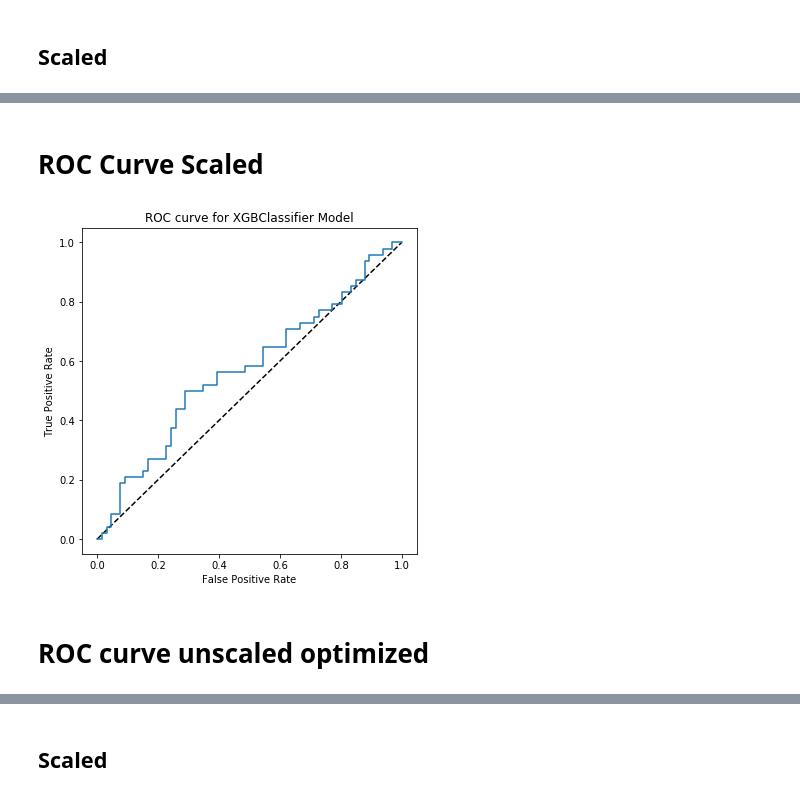
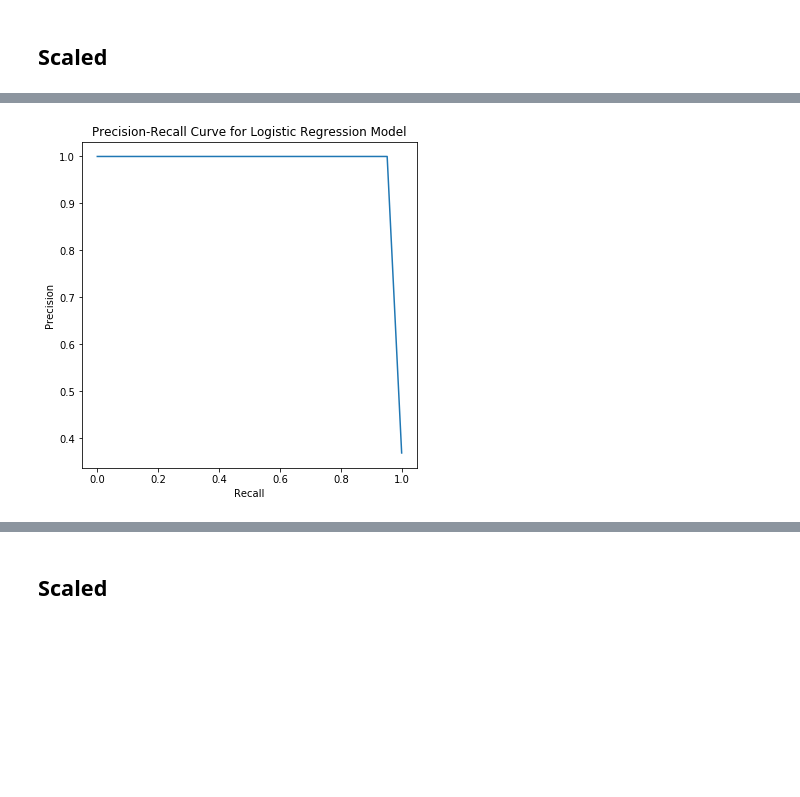
Before and after one commit to rhkhoo/Breast_Cancer_Diagnosis, a Jupyter notebook: XGB_Breast_Cancer.ipynb, the cells around one changed output, grey strips where cells are left out. Drawn from its saved outputs; the diff is of its cells as text; code cells hidden in the pictures; blank space fills up the shorter version.

Commit message:
Updated metrics to include precision-recall score

```diff
--- a/XGB_Breast_Cancer.ipynb
+++ b/XGB_Breast_Cancer.ipynb
@@ -275,10 +283,10 @@ model_xgb_op = XGBClassifier(learning_rate = 0.1,
                           n_estimators = 100,
                           subsample = 0.9)
 model_xgb_op.fit(X_train_op, y_train)
-y_pred_xgb = model_xgb_op.predict(X_test_op)
+y_pred_xgb_op = model_xgb_op.predict(X_test_op)
 
 confusion_df = pd.DataFrame(
-    confusion_matrix(y_test, y_pred_xgb),
+    confusion_matrix(y_test, y_pred_xgb_op),
     index=["Actually Ben.", "Actually Mal.",],
     columns=["Predicted Ben.", "Predicted Mal.",],
 )
@@ -287,6 +295,6 @@ confusion_df = pd.DataFrame(
 print('Training Score: {}'.format(model_xgb_op.score(X_train_op, y_train)))
 print('Test Score: {}'.format(model_xgb_op.score(X_test_op, y_test)))
 
-print(classification_report(y_test, y_pred_xgb))
+print(classification_report(y_test, y_pred_xgb_op))
 print(confusion_df)
 # %% [output]
@@ -396,18 +410,11 @@ plt.show()
-# %% [markdown]
-# ROC Curve Scaled
 # %%
-probs = model_xgb_scale.predict_proba(X_test_scaled)[:, 1]
-
-fpr, tpr, thresholds = roc_curve(y_test, probs)
+precision, recall, thresholds = precision_recall_curve(y_test, y_pred_xgb)
 
 fig = plt.figure(figsize = (6, 6))
-plt.plot([0, 1], [0, 1], 'k--')
-plt.plot(fpr, tpr)
-plt.xlabel('False Positive Rate')
-plt.ylabel('True Positive Rate')
-plt.title('ROC curve for XGBClassifier Model')
+plt.plot(recall, precision)
+plt.xlabel('Recall')
+plt.ylabel('Precision')
+plt.title('Precision-Recall Curve for Logistic Regression Model')
 plt.show()
 # %% [output]
-[figure, old version]
+[figure, new version]
-# %% [markdown]
-# ROC curve unscaled optimized
```
Also changed, not shown: parts of 34 cells of this notebook, 7 other files.
